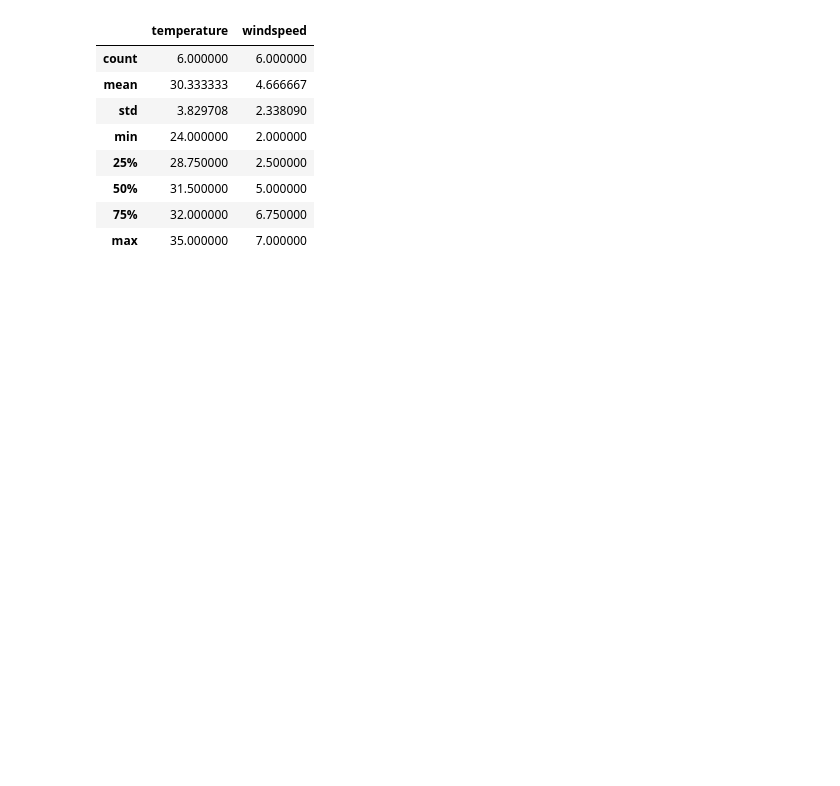
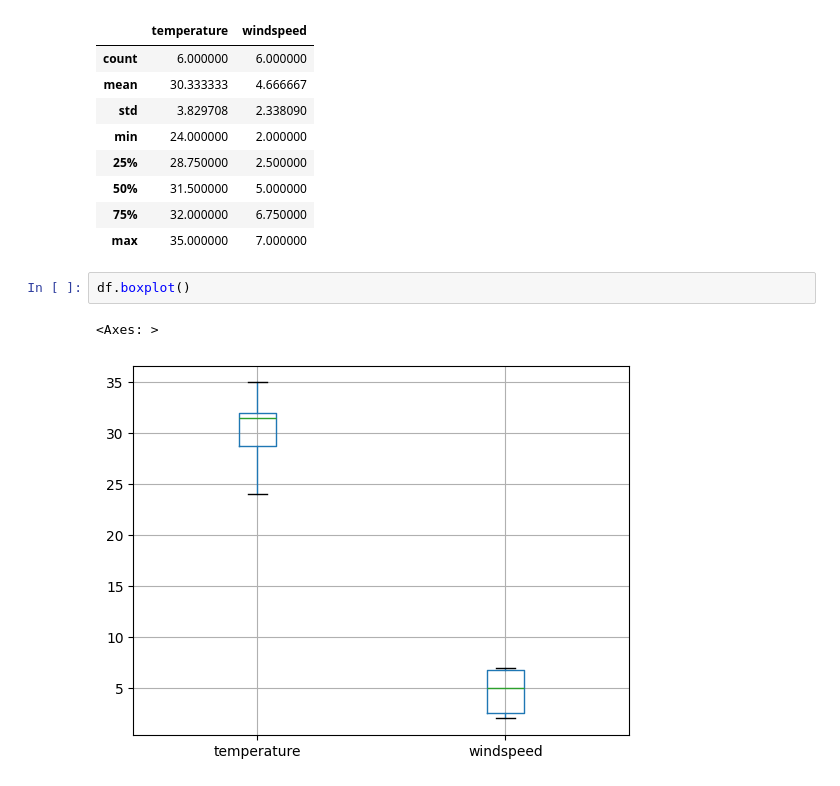
Before and after one commit to dinesh16adh/Data-Science, a Jupyter notebook: Pandas/dataframe.ipynb, the cells around one changed output. Drawn from its saved outputs; the diff is of its cells as text; blank space fills up the shorter version.

```diff
--- a/Pandas/dataframe.ipynb
+++ b/Pandas/dataframe.ipynb
@@ -107,3 +108,8 @@ df.describe()
 | 50% | 31.500000 | 5.000000 |
 | 75% | 32.000000 | 6.750000 |
 | max | 35.000000 | 7.000000 |
+# %%
+df.boxplot()
+# %% [output]
+<Axes: >
+[figure, added]
```
Also changed, not shown: parts of 13 cells of this notebook.
